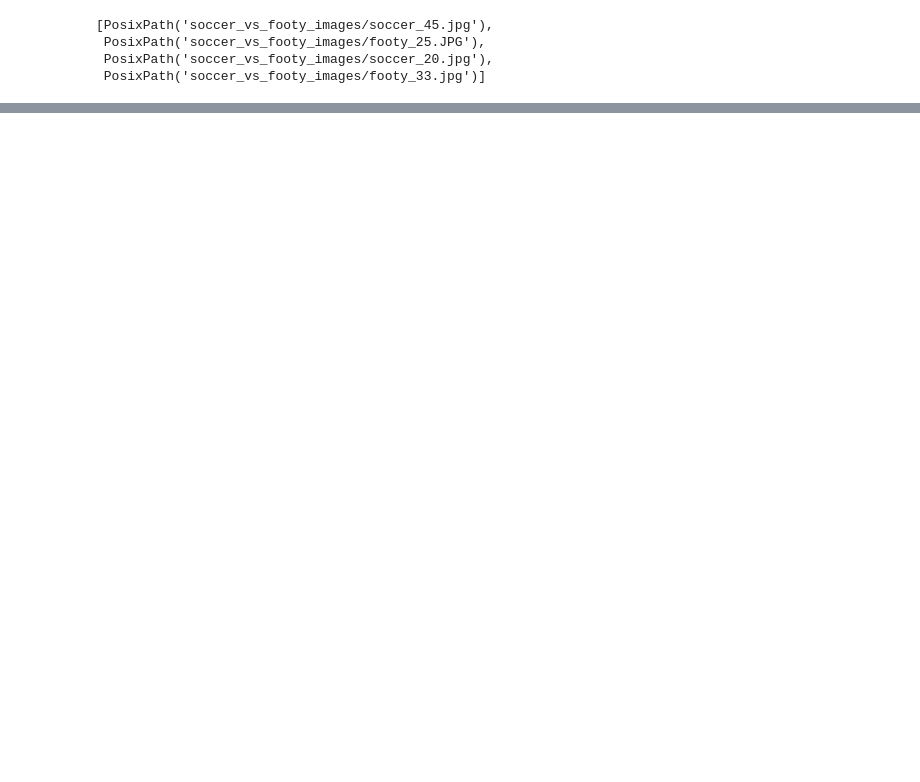
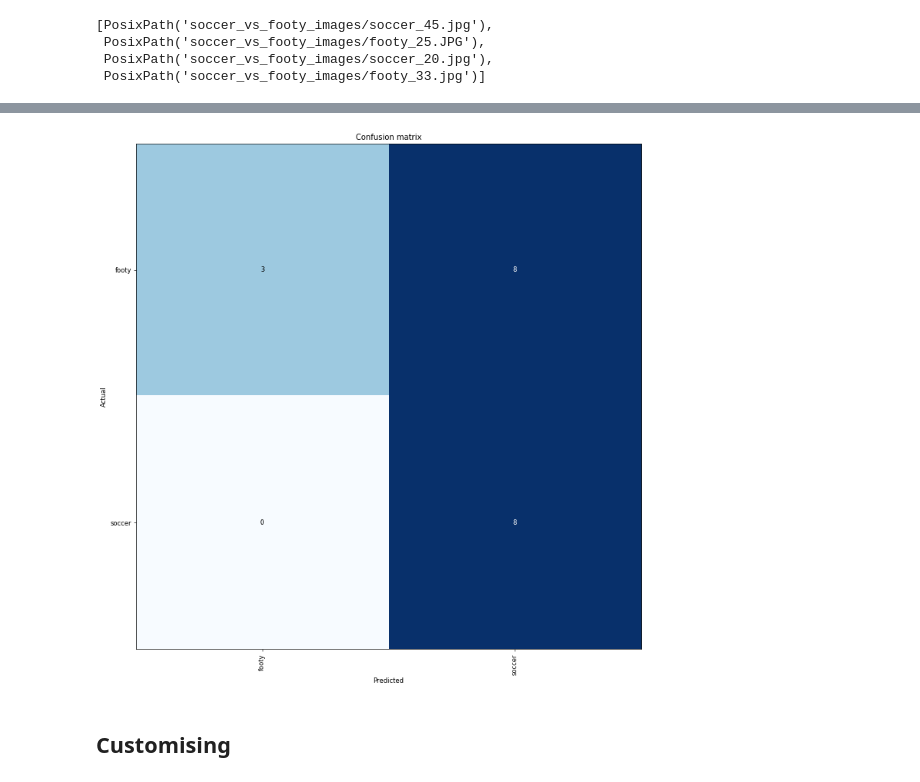
Before and after one commit to asnr/fastai-deep-learning-2019, a Jupyter notebook: 01_image_classification/soccer_vs_footy.ipynb, the cells around one changed output, grey strips where cells are left out. Drawn from its saved outputs; the diff is of its cells as text; code cells hidden in the pictures; blank space fills up the shorter version.

```diff
--- a/01_image_classification/soccer_vs_footy.ipynb
+++ b/01_image_classification/soccer_vs_footy.ipynb
@@ -34,0 +66,6 @@ OSError: Traceback (most recent call last):
+# %%
+interp.plot_confusion_matrix(figsize=(12,12), dpi=60)
+# %% [output]
+[figure, added]
+# %% [markdown]
+## Customising
```
Also changed, not shown: parts of 22 cells of this notebook.
